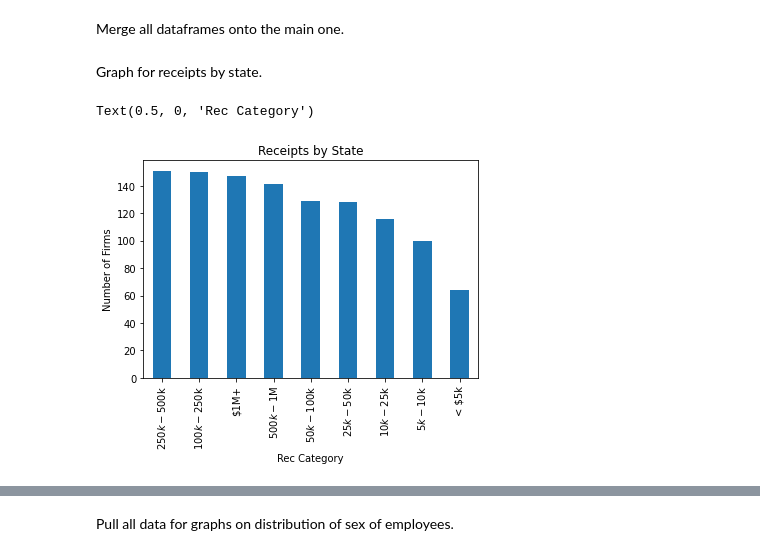
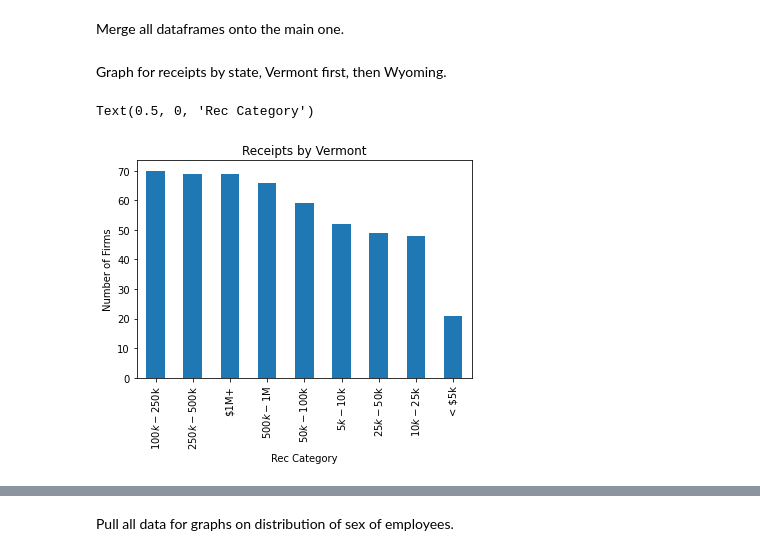
Before and after one commit to ryan-shell/VisualizationsAssessment, a Jupyter notebook: VisualizationsCode.ipynb, the cells around one changed output, grey strips where cells are left out. Drawn from its saved outputs; the diff is of its cells as text; code cells hidden in the pictures.

Commit message:
added receipts graphs

```diff
--- a/VisualizationsCode.ipynb
+++ b/VisualizationsCode.ipynb
@@ -82,14 +82,16 @@ dfMerged = dfMerged.merge(dfRace, how = "inner", on = "RACE_GROUP")
 dfMerged = dfMerged.merge(dfNum, how = "inner", on = "EMPSZFI")
 dfMerged = dfMerged.merge(dfRec, how = "inner", on = "RCPSZFI")
 # %% [markdown]
-Graph for receipts by state.
+Graph for receipts by state, Vermont first, then Wyoming.
 # %%
 dfMergedRec = dfMerged[dfMerged["Revenue Category"] != "All Firms"]
-recGraphRec = dfMergedRec["Revenue Category"].value_counts()
-axRecVM = recGraphRec.plot(title = "Receipts by State", kind = "bar")
+dfMergedRecVM = dfMergedRec[dfMergedRec["NAME"] != "Wyoming"]
+dfMergedRecWY = dfMergedRec[dfMergedRec["NAME"] != "Vermont"]
+
+recGraphVM = dfMergedRecVM["Revenue Category"].value_counts()
+axRecVM = recGraphVM.plot(title = "Receipts for Vermont", kind = "bar")
 axRecVM.set_ylabel('Number of Firms')
 axRecVM.set_xlabel('Rec Category')
-# axRecVM.sort_values('Number Of Firms', ascending = False, inplace= True)
 # %% [output]
 Text(0.5, 0, 'Rec Category')
-[figure, old version]
+[figure, new version]
```
Also changed, not shown: parts of 2 cells of this notebook.
